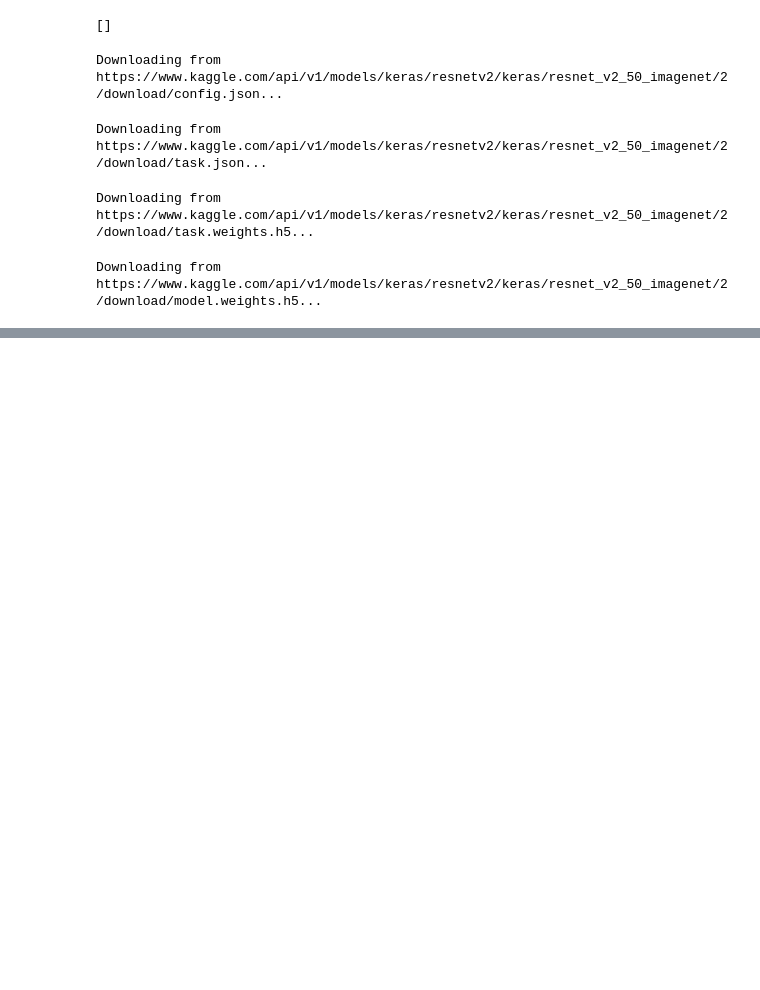
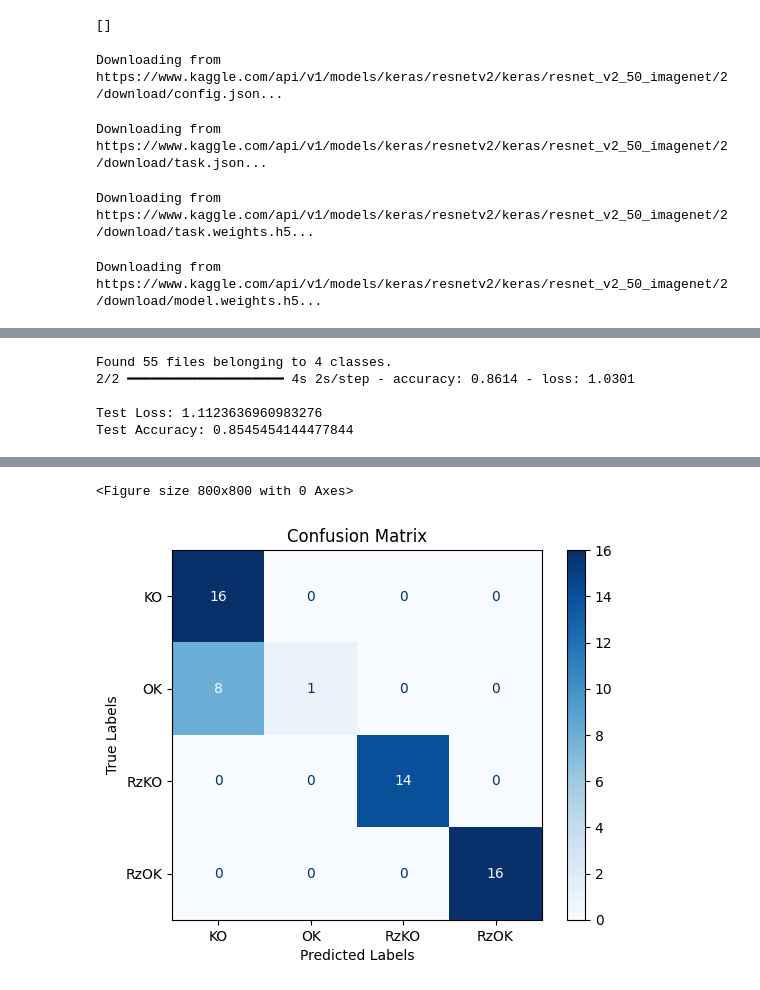
Before and after one commit to arminak6/Control-Quality, a Jupyter notebook: Code/Model/main.ipynb, the cells around one changed output, grey strips where cells are left out. Drawn from its saved outputs; the diff is of its cells as text; code cells hidden in the pictures; blank space fills up the shorter version.

Commit message:
Add confusion matrix

```diff
--- a/Code/Model/main.ipynb
+++ b/Code/Model/main.ipynb
@@ -157,0 +321,15 @@ Total number of images in the dataset: 32
+# %%
+final_model = keras.Model(inputs=inputs, outputs=outputs)
+final_model.set_weights(best_weights)
+
+
+final_model.compile(
+    loss="sparse_categorical_crossentropy",
+    optimizer=keras.optimizers.SGD(weight_decay=5e-4, learning_rate=schedule, momentum=0.9,),
+    metrics=["accuracy"]
+)
+
+full_train_dataset = tf.data.Dataset.from_tensor_slices((images, labels))
+full_train_dataset = full_train_dataset.batch(BATCH_SIZE).prefetch(AUTOTUNE)
+
+history = final_model.fit(full_train_dataset, epochs=15)
@@ -157,0 +381,62 @@ Total number of images in the dataset: 32
+# %%
+test_dataset = tf.keras.preprocessing.image_dataset_from_directory(
+    "/content/drive/MyDrive/3D/ttt/ttt",  # Path to test dataset
+    image_size=IMAGE_SIZE,
+    batch_size=BATCH_SIZE,
+    label_mode='int'  # Use 'int' labels to match the training dataset
+)
+
+ # Apply gamma and normalize
+
+# Evaluate the final model on the test dataset
+test_loss, test_accuracy = final_model.evaluate(test_dataset)
+print(f"\nTest Loss: {test_loss}")
+print(f"Test Accuracy: {test_accuracy}")
+# %% [output]
+Found 55 files belonging to 4 classes.
+2/2 ━━━━━━━━━━━━━━━━━━━━ 4s 2s/step - accuracy: 0.8614 - loss: 1.0301
+
+Test Loss: 1.1123636960983276
+Test Accuracy: 0.8545454144477844
+# %%
+from sklearn.metrics import confusion_matrix, ConfusionMatrixDisplay
+
+# Load the test dataset
+test_dataset = tf.keras.preprocessing.image_dataset_from_directory(
+   "/content/drive/MyDrive/3D/ttt/ttt",  # Path to test dataset
+    image_size=IMAGE_SIZE,
+    batch_size=BATCH_SIZE,
+    label_mode='int'  # Use 'int' labels to match the training dataset
+)
+
+# Retrieve class names from the dataset
+class_names = test_dataset.class_names
+print("Class names:", class_names)
+
+
+# Evaluate the final model on the test dataset
+test_loss, test_accuracy = final_model.evaluate(test_dataset)
+print(f"\nTest Loss: {test_loss}")
+print(f"Test Accuracy: {test_accuracy}")
+
+# Get predictions and true labels for the test dataset
+y_pred = []
+y_true = []
+
+for images, labels in test_dataset:
+    predictions = final_model.predict(images)
+    y_pred.extend(np.argmax(predictions, axis=1))
+    y_true.extend(labels.numpy())
+
+# Calculate the confusion matrix
+conf_matrix = confusion_matrix(y_true, y_pred)
+disp = ConfusionMatrixDisplay(confusion_matrix=conf_matrix, display_labels=class_names)
+
+# Plot the confusion matrix with class names
+plt.figure(figsize=(8, 8))
+disp.plot(cmap="Blues", values_format="d")
+plt.title("Confusion Matrix")
+plt.xlabel("Predicted Labels")
+plt.ylabel("True Labels")
+plt.show()
+# %% [output]
@@ -157,0 +451,2 @@ Total number of images in the dataset: 32
+<Figure size 800x800 with 0 Axes>
+[figure, added]
```
Also changed, not shown: parts of 36 cells of this notebook.
